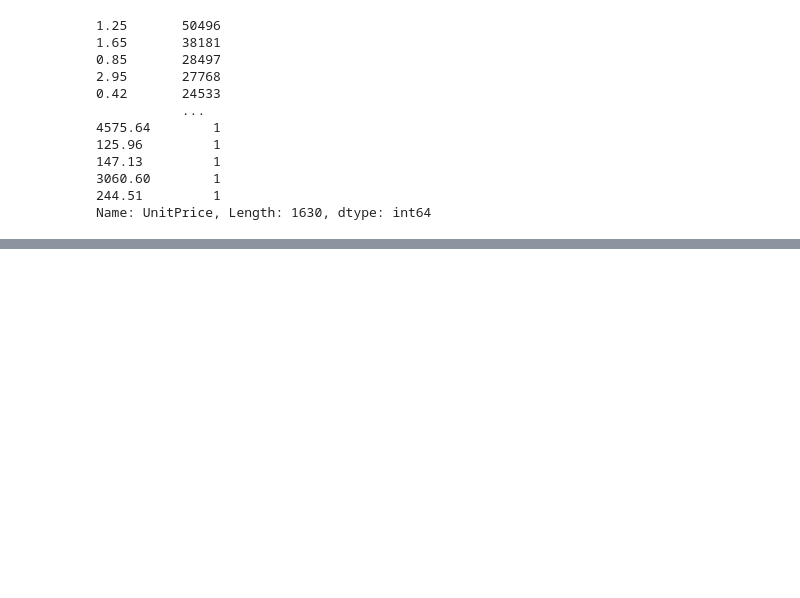
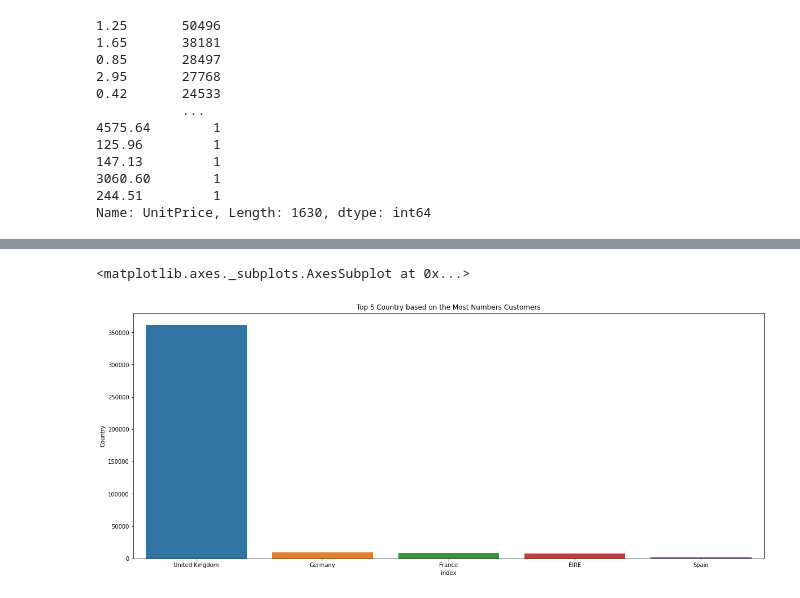
Before and after one commit to VaideswarReddy/Online-Retail-Customer-Segmentation, a Jupyter notebook: Vaideswar_Reddy_Online_Retail_Customer_Segmentation_Team_4_Capstone_Project_4_.ipynb, the cells around one changed output, grey strips where cells are left out. Cells and saved outputs as stored; diff of their text form; code cells hidden in the pictures; blank space fills up the shorter version.

```diff
--- a/Vaideswar_Reddy_Online_Retail_Customer_Segmentation_Team_4_Capstone_Project_4_.ipynb
+++ b/Vaideswar_Reddy_Online_Retail_Customer_Segmentation_Team_4_Capstone_Project_4_.ipynb
@@ -109,3 +116,5 @@ df.UnitPrice.value_counts()
 3060.60        1
 244.51         1
 Name: UnitPrice, Length: 1630, dtype: int64
+# %%
+df.dropna(inplace=True)
@@ -111,0 +145,9 @@ Name: UnitPrice, Length: 1630, dtype: int64
+# %%
+c_df = df['Country'].value_counts().reset_index()
+# %%
+plt.figure(figsize=(20,8))
+plt.title('Top 5 Country based on the Most Numbers Customers')
+sns.barplot(x='index',y='Country',data=c_df[:5])
+# %% [output]
+<matplotlib.axes._subplots.AxesSubplot at 0x...>
+[figure, added]
```
Also changed, not shown: parts of 20 cells of this notebook.
